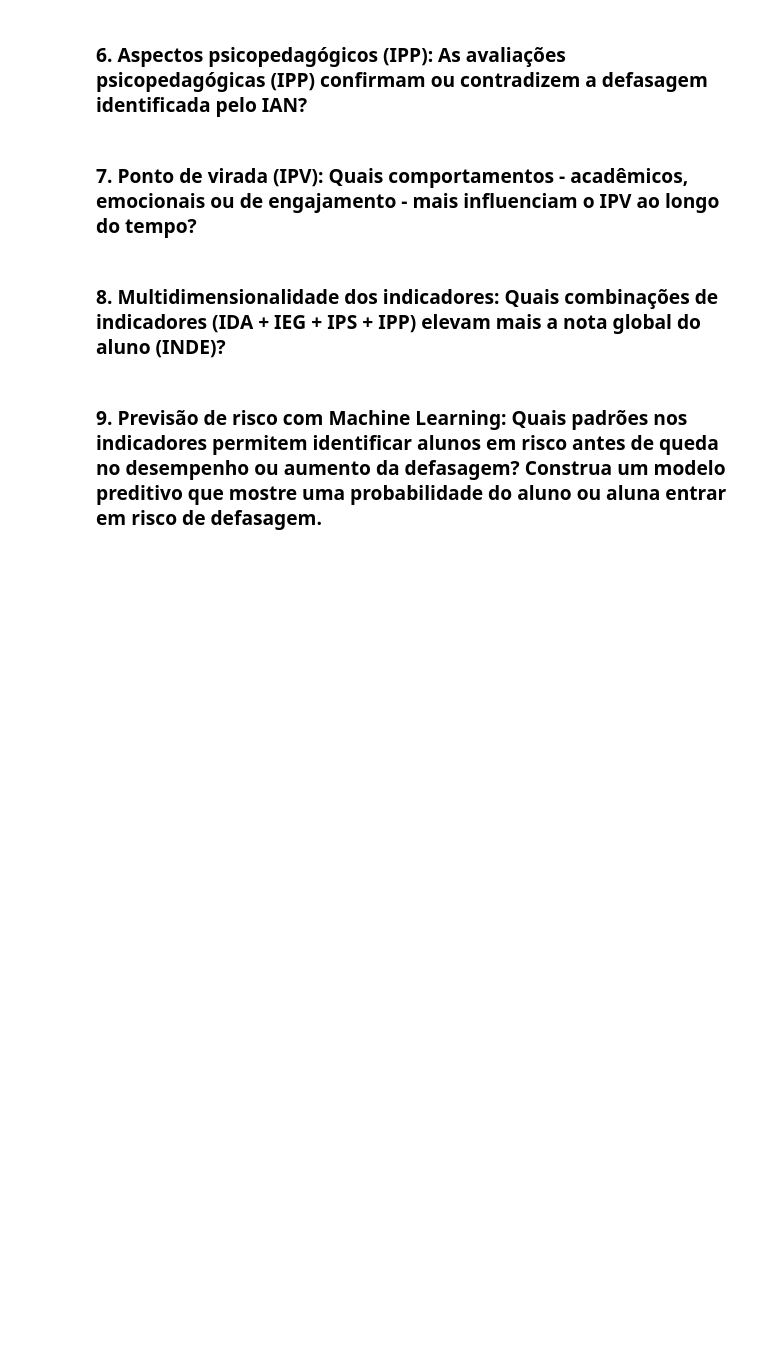
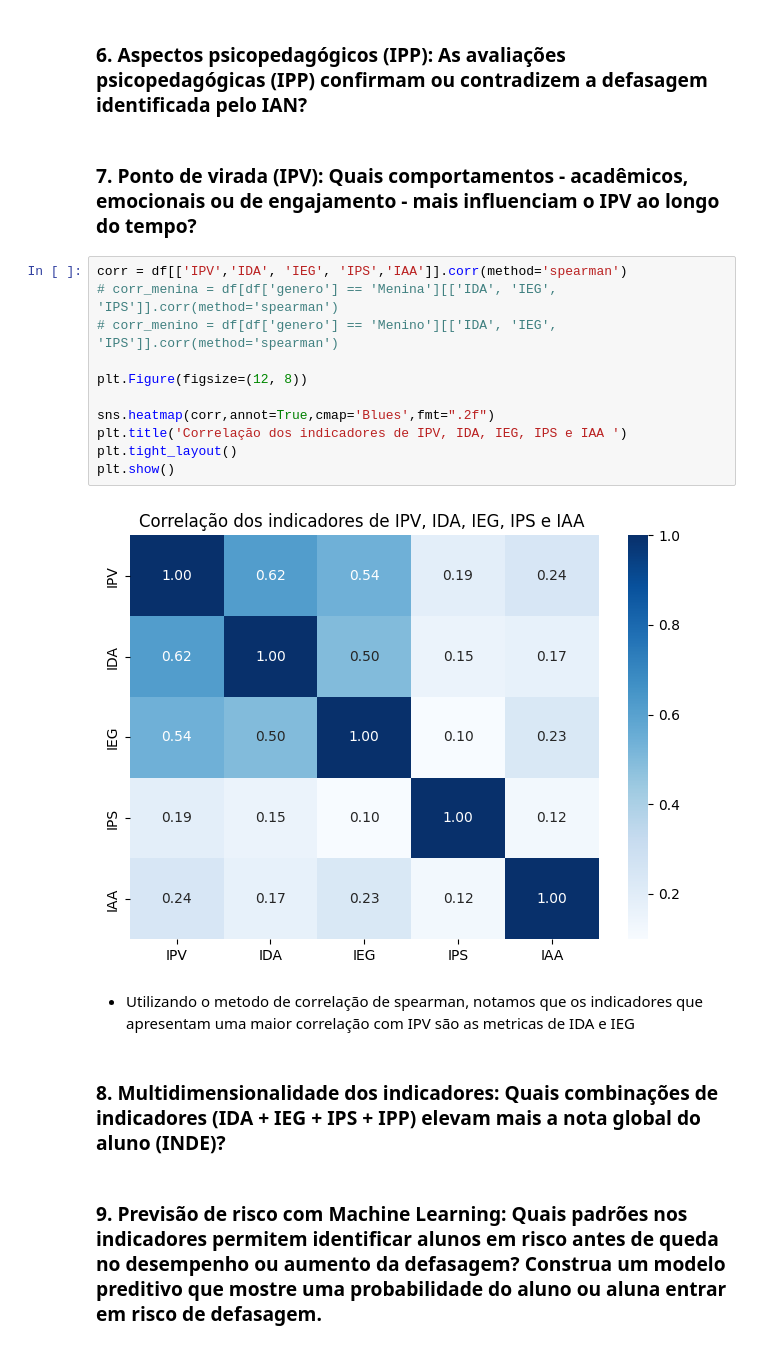
Before and after one commit to GustavOnaga/Pos-em-Data-Analytics-FIAP, a Jupyter notebook: Datathon/Notebook/Datathon.ipynb, the cells around one changed output. Cells and saved outputs as stored; diff of their text form; blank space fills up the shorter version.

```diff
--- a/Datathon/Notebook/Datathon.ipynb
+++ b/Datathon/Notebook/Datathon.ipynb
@@ -324,6 +358,21 @@ plt.show()
 ### 6. Aspectos psicopedagógicos (IPP): As avaliações psicopedagógicas (IPP) confirmam ou contradizem a defasagem identificada pelo IAN?
 # %% [markdown]
 ### 7. Ponto de virada (IPV): Quais comportamentos - acadêmicos, emocionais ou de engajamento - mais influenciam o IPV ao longo do tempo?
+# %%
+corr = df[['IPV','IDA', 'IEG', 'IPS','IAA']].corr(method='spearman')
+# corr_menina = df[df['genero'] == 'Menina'][['IDA', 'IEG', 'IPS']].corr(method='spearman')
+# corr_menino = df[df['genero'] == 'Menino'][['IDA', 'IEG', 'IPS']].corr(method='spearman')
+
+plt.Figure(figsize=(12, 8))
+
+sns.heatmap(corr,annot=True,cmap='Blues',fmt=".2f")
+plt.title('Correlação dos indicadores de IPV, IDA, IEG, IPS e IAA ')
+plt.tight_layout()
+plt.show()
+# %% [output]
+[figure, added]
+# %% [markdown]
+- Utilizando o metodo de correlação de spearman, notamos que os indicadores que apresentam uma maior correlação com  IPV são as metricas de IDA e IEG
 # %% [markdown]
 ### 8. Multidimensionalidade dos indicadores: Quais combinações de indicadores (IDA + IEG + IPS + IPP) elevam mais a nota global do aluno (INDE)?
 # %% [markdown]
```
Also changed, not shown: parts of 23 cells of this notebook.
